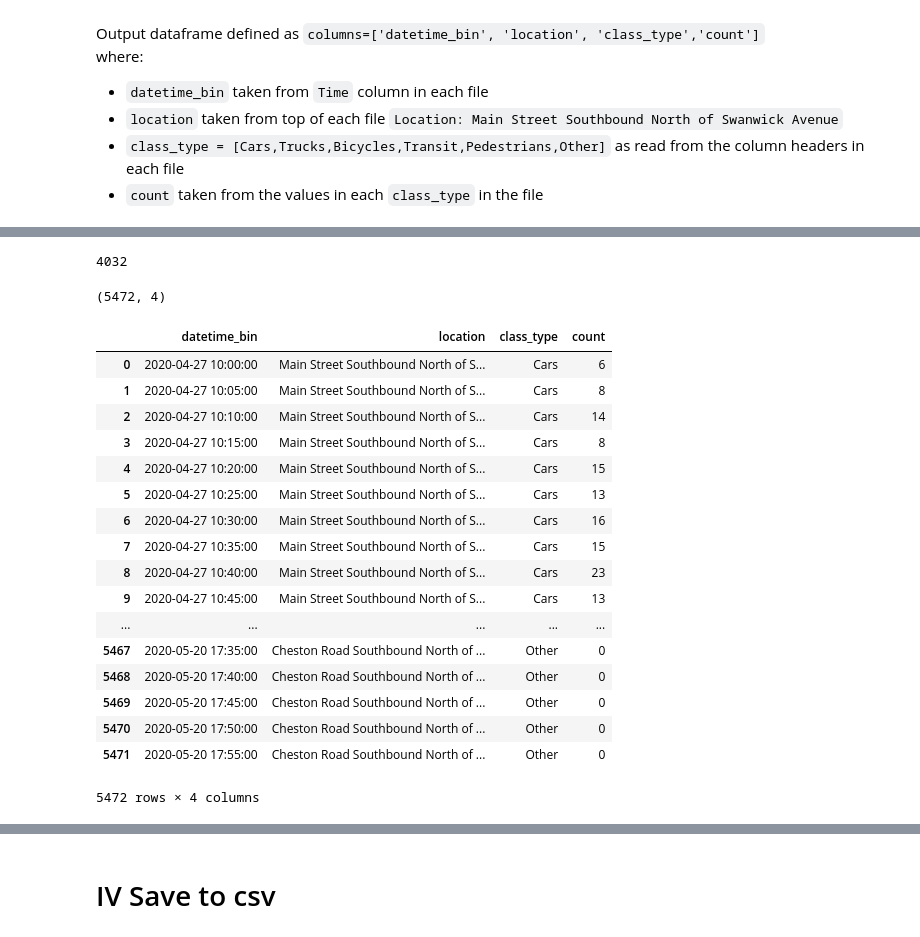
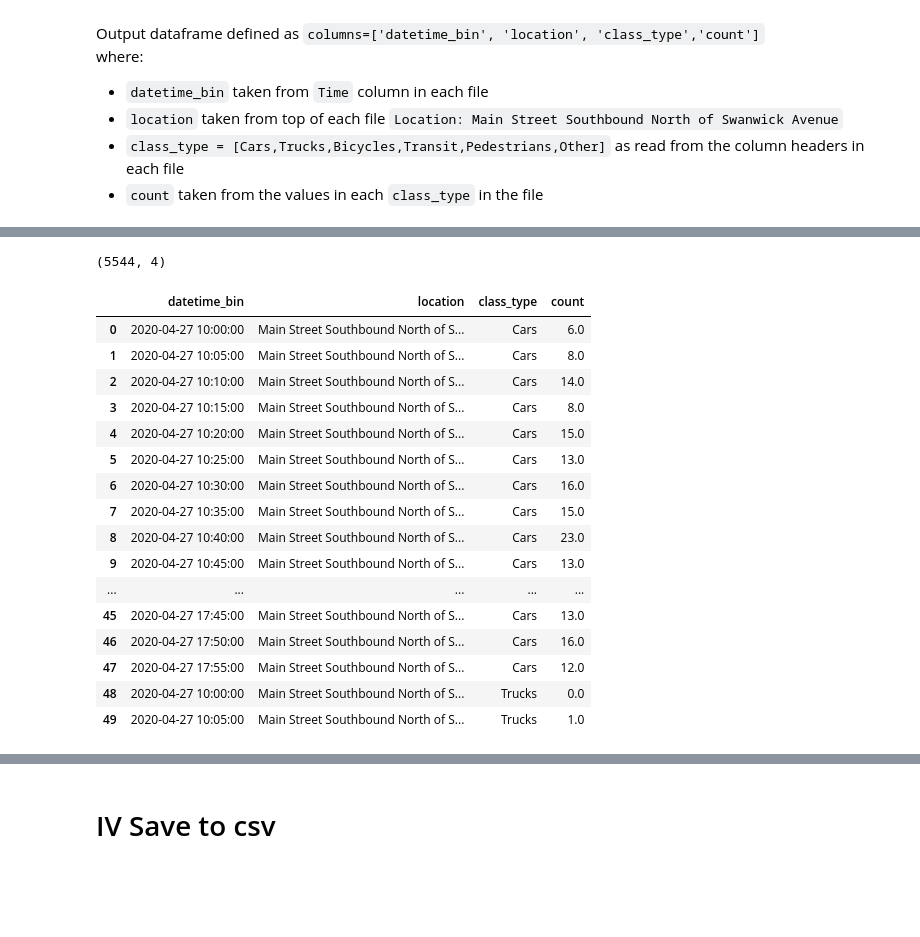
Before and after one commit to CityofToronto/bdit_data-sources, a Jupyter notebook: wys/atr/notebooks/tmc_data_preprocessing.ipynb, the cells around one changed output, grey strips where cells are left out. Cells and saved outputs as stored; diff of their text form; code cells hidden in the pictures; blank space fills up the shorter version.

```diff
--- a/wys/atr/notebooks/tmc_data_preprocessing.ipynb
+++ b/wys/atr/notebooks/tmc_data_preprocessing.ipynb
@@ -289,9 +96,7 @@ def read_xls():
     for fname in fname_list:
         print('File ' + str(idx) + ': ' + fname)
         # 1. Read spreadsheet
-        this_df=pd.read_excel(data_dir + fname, skiprows=9).dropna().reset_index(drop=True)
-        class_types=list(this_df)[1:] # class types in spreadsheet
-        n_classes=len(list(this_df)[1:]) # number of classes in spreadsheet
+        this_df=pd.read_excel(data_dir + fname, skiprows=9)
 
         # 2. Convert all times to 24 hour notation in section after this_df['Time']=='Time'
         delta=datetime.timedelta(hours = 12)
@@ -301,43 +106,43 @@ def read_xls():
                         this_df.loc[this_df['Time']=='Time'].index.values[0], 'Time'].apply(lambda x: (
             datetime.datetime.combine(datetime.date(1,1,1), x) + delta).time()))
 
+        # 3. Exclude rows where Time col is not NaN and not of type datetime.time
+        this_df['Time']=this_df['Time'].map(lambda x: x if isinstance(x, datetime.time) else np.nan)
+        # Drop rows where Time is NaN -- these contain no data
+        this_df=this_df.loc[~this_df['Time'].isnull()].reset_index(drop=True)
 
+        # 4. Store location and observation date to variables
         this_loc=list(pd.read_excel(data_dir + fname, skiprows=3))[1]
         obs_date=list(pd.read_excel(data_dir + fname, skiprows=5))[1]
 
         print(this_loc)
-        print(obs_date.date())
         print('')
         idx=idx+1
 
-        # 3. Drop second column headers
-        this_df = this_df[this_df.Time != 'Time']
-
-        # 4. Add obs_date to times in Time col
-        # this_df['Time']=this_df['Time'].apply(lambda x: datetime.datetime.combine(
-        #                                        datetime.datetime.strptime('2020-04-27', '%Y-%m-%d'),
-        #                      x))
+        # 5. Add obs_date to times in Time col                     x))
         this_df['Time']=this_df['Time'].apply(lambda x: datetime.datetime.combine(obs_date, x))
 
-        # 2. Extract column values of this_df for each class_type
+        # 6. Extract column values of this_df for each class_type
         #    and append to one long array for each
-        for class_type in class_types:
+        # NB: column names may have trailing or leading spaces, so loop through
+        # the column names in each file separately
+        for class_type in list(this_df)[1:]:
             location_array = location_array + [this_loc for i in range(len(list(this_df['Time'].values)))]
-            classtype_array = classtype_array + [class_type for i in range(len(list(this_df['Time'].values)))]
+
+            # trim any trailing spaces from class_type
+            classtype_array = classtype_array + [class_type.strip() for i in range(len(list(this_df['Time'].values)))]
             timebin_array=timebin_array + list(this_df['Time'].values)
             count_array=count_array + list(this_df[class_type].values)
-            print('len count_array: ' + str(len(count_array)))
 
         print('')
 
-    # 3. Add all the arrays to the return df
+    # 7. Add all the arrays to the return df
     df['datetime_bin']=timebin_array
     df['location']=location_array
     df['class_type']=classtype_array
     df['count']=count_array
 
 
-
     return df
 # %%
 df_all=read_xls()
@@ -362,27 +167,22 @@ len count_array: 5472
-# %%
-288*14
-# %% [output]
-4032
 # %%
 print(df_all.shape)
-df_all
+df_all.head(50)
 # %% [output]
-(5472, 4)
+(5544, 4)
 |  | datetime_bin | location | class_type | count |
-| 0 | 2020-04-27 10:00:00 | Main Street Southbound North of S... | Cars | 6 |
-| 1 | 2020-04-27 10:05:00 | Main Street Southbound North of S... | Cars | 8 |
-| 2 | 2020-04-27 10:10:00 | Main Street Southbound North of S... | Cars | 14 |
-| 3 | 2020-04-27 10:15:00 | Main Street Southbound North of S... | Cars | 8 |
-| 4 | 2020-04-27 10:20:00 | Main Street Southbound North of S... | Cars | 15 |
-| 5 | 2020-04-27 10:25:00 | Main Street Southbound North of S... | Cars | 13 |
-| 6 | 2020-04-27 10:30:00 | Main Street Southbound North of S... | Cars | 16 |
-| 7 | 2020-04-27 10:35:00 | Main Street Southbound North of S... | Cars | 15 |
-| 8 | 2020-04-27 10:40:00 | Main Street Southbound North of S... | Cars | 23 |
-| 9 | 2020-04-27 10:45:00 | Main Street Southbound North of S... | Cars | 13 |
+| 0 | 2020-04-27 10:00:00 | Main Street Southbound North of S... | Cars | 6.0 |
+| 1 | 2020-04-27 10:05:00 | Main Street Southbound North of S... | Cars | 8.0 |
+| 2 | 2020-04-27 10:10:00 | Main Street Southbound North of S... | Cars | 14.0 |
+| 3 | 2020-04-27 10:15:00 | Main Street Southbound North of S... | Cars | 8.0 |
+| 4 | 2020-04-27 10:20:00 | Main Street Southbound North of S... | Cars | 15.0 |
+| 5 | 2020-04-27 10:25:00 | Main Street Southbound North of S... | Cars | 13.0 |
+| 6 | 2020-04-27 10:30:00 | Main Street Southbound North of S... | Cars | 16.0 |
+| 7 | 2020-04-27 10:35:00 | Main Street Southbound North of S... | Cars | 15.0 |
+| 8 | 2020-04-27 10:40:00 | Main Street Southbound North of S... | Cars | 23.0 |
+| 9 | 2020-04-27 10:45:00 | Main Street Southbound North of S... | Cars | 13.0 |
 | ... | ... | ... | ... | ... |
-| 5467 | 2020-05-20 17:35:00 | Cheston Road Southbound North of ... | Other | 0 |
-| 5468 | 2020-05-20 17:40:00 | Cheston Road Southbound North of ... | Other | 0 |
-| 5469 | 2020-05-20 17:45:00 | Cheston Road Southbound North of ... | Other | 0 |
-| 5470 | 2020-05-20 17:50:00 | Cheston Road Southbound North of ... | Other | 0 |
-| 5471 | 2020-05-20 17:55:00 | Cheston Road Southbound North of ... | Other | 0 |
+| 45 | 2020-04-27 17:45:00 | Main Street Southbound North of S... | Cars | 13.0 |
+| 46 | 2020-04-27 17:50:00 | Main Street Southbound North of S... | Cars | 16.0 |
+| 47 | 2020-04-27 17:55:00 | Main Street Southbound North of S... | Cars | 12.0 |
+| 48 | 2020-04-27 10:00:00 | Main Street Southbound North of S... | Trucks | 0.0 |
+| 49 | 2020-04-27 10:05:00 | Main Street Southbound North of S... | Trucks | 1.0 |
-5472 rows × 4 columns
```
Also changed, not shown: parts of 21 cells of this notebook.
